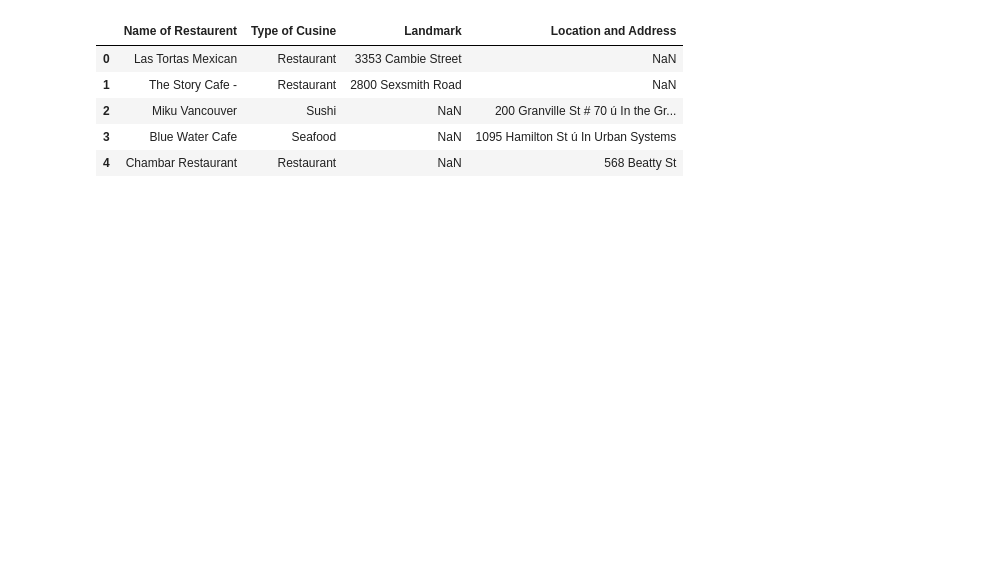
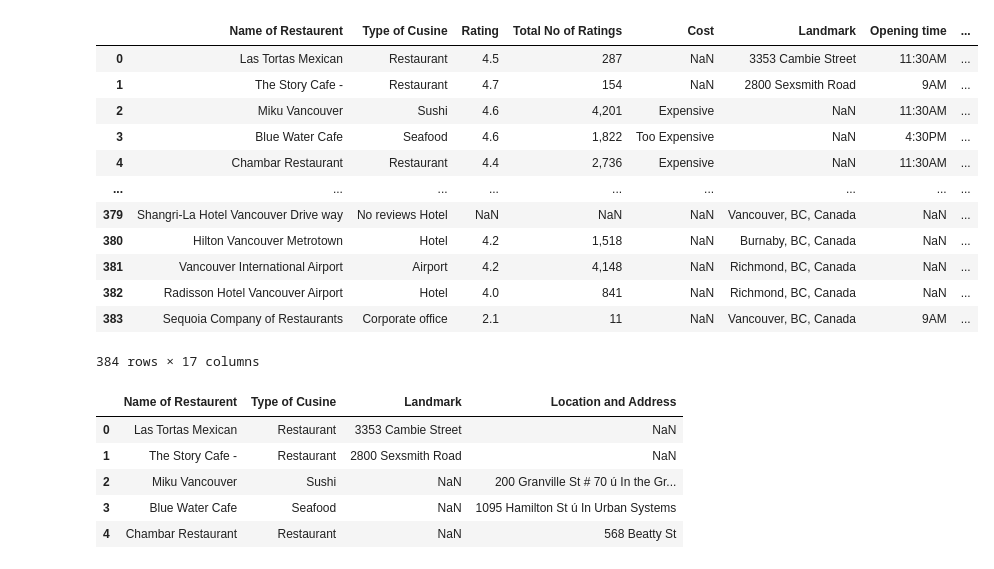
Before and after one commit to leanohl/BA_ClusteringofRestaurants, a Jupyter notebook: clusteringVancouver.ipynb, the cells around one changed output. Cells and saved outputs as stored; diff of their text form; code cells hidden in the pictures; blank space fills up the shorter version.

```diff
--- a/clusteringVancouver.ipynb
+++ b/clusteringVancouver.ipynb
@@ -34 +241,20 @@ df_citizen.head()
+# %%
+# load restaurants of Vancouver dataset
+rest_path = pd.read_csv('Vancouver_restaurant_data.csv', encoding="latin")
+df_rest = pd.DataFrame(rest_path)
+df_rest
+# %% [output]
+|  | Name of Restaurent | Type of Cusine | Rating | Total No of Ratings | Cost | Landmark | Opening time | ... |
+| 0 | Las Tortas Mexican | Restaurant | 4.5 | 287 | NaN | 3353 Cambie Street | 11:30AM | ... |
+| 1 | The Story Cafe - | Restaurant | 4.7 | 154 | NaN | 2800 Sexsmith Road | 9AM | ... |
+| 2 | Miku Vancouver | Sushi | 4.6 | 4,201 | Expensive | NaN | 11:30AM | ... |
+| 3 | Blue Water Cafe | Seafood | 4.6 | 1,822 | Too Expensive | NaN | 4:30PM | ... |
+| 4 | Chambar Restaurant | Restaurant | 4.4 | 2,736 | Expensive | NaN | 11:30AM | ... |
+| ... | ... | ... | ... | ... | ... | ... | ... | ... |
+| 379 | Shangri-La Hotel Vancouver Drive way | No reviews Hotel | NaN | NaN | NaN | Vancouver, BC, Canada | NaN | ... |
+| 380 | Hilton Vancouver Metrotown | Hotel | 4.2 | 1,518 | NaN | Burnaby, BC, Canada | NaN | ... |
+| 381 | Vancouver International Airport | Airport | 4.2 | 4,148 | NaN | Richmond, BC, Canada | NaN | ... |
+| 382 | Radisson Hotel Vancouver Airport | Hotel | 4.0 | 841 | NaN | Richmond, BC, Canada | NaN | ... |
+| 383 | Sequoia Company of Restaurants | Corporate office | 2.1 | 11 | NaN | Vancouver, BC, Canada | 9AM | ... |
+384 rows × 17 columns
 # %%
```
Also changed, not shown: parts of 38 cells of this notebook, 8 other files.
